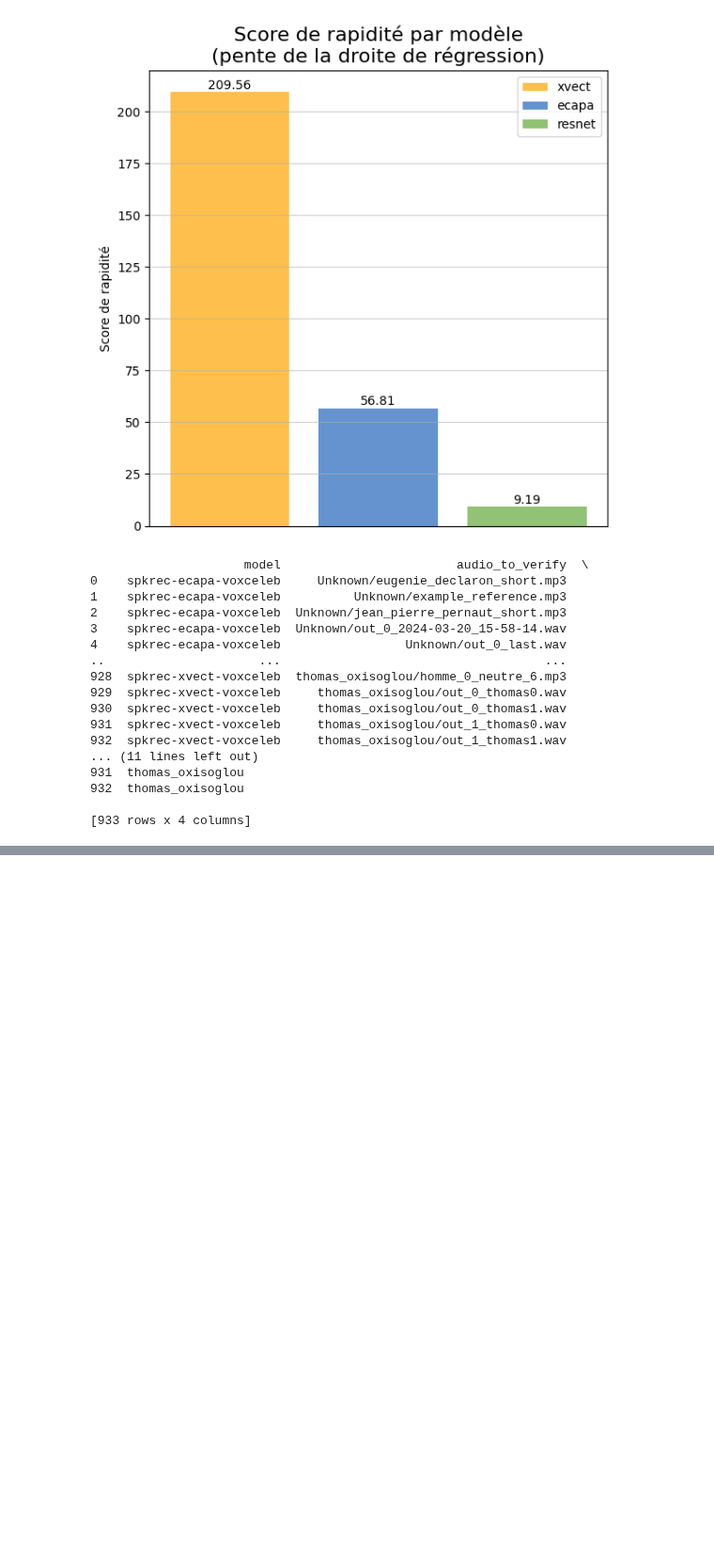
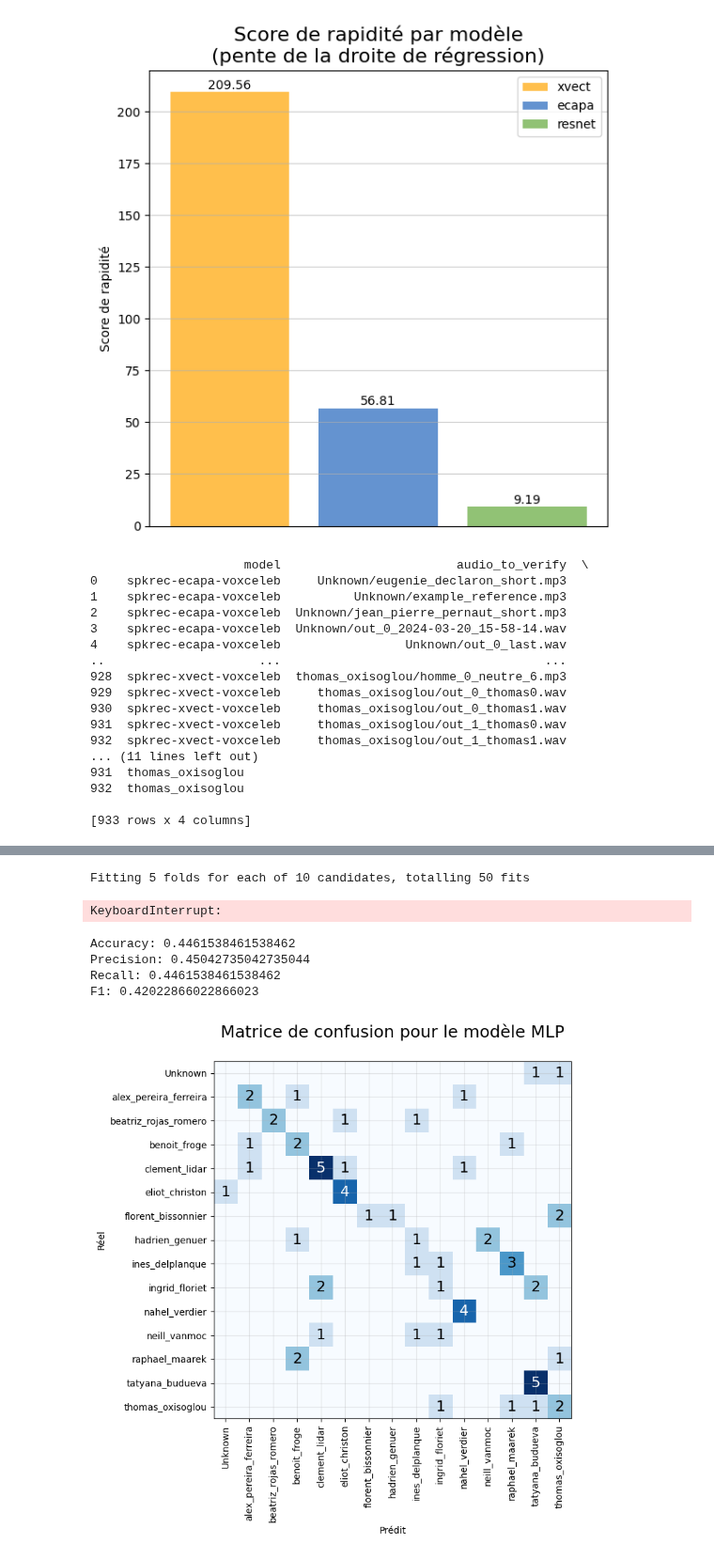
Before and after one commit to eliot-christon/robot-speech-to-speech, a Jupyter notebook: Tools/Evaluation/T1/eval.ipynb, the cells around one changed output, grey strips where cells are left out. Shown at 94% size. Drawn from its saved outputs; the diff is of its cells as text; code cells hidden in the pictures; blank space fills up the shorter version.

```diff
--- a/Tools/Evaluation/T1/eval.ipynb
+++ b/Tools/Evaluation/T1/eval.ipynb
@@ -491,0 +607,68 @@ plt.show()
+# %%
+# let's optimize the hyperparameters of the random forest doing a grid search
+
+from sklearn.model_selection import GridSearchCV, RandomizedSearchCV
+
+param_grid = {
+    'n_estimators': [100, 200, 300],
+    'max_depth': [10, 20, 30, 40, 50, 60, 70, 80, 90, 100, None],
+    'min_samples_split': [2, 5, 10],
+    'min_samples_leaf': [1, 2, 4],
+    'bootstrap': [True, False],
+    # 'criterion': ['gini', 'entropy'],
+}
+
+random_search = RandomizedSearchCV(estimator=RandomForestClassifier(random_state=42), param_distributions=param_grid, n_iter=10, cv=5, n_jobs=-1, verbose=1)
+random_search.fit(X_train, y_train)
+
+print(random_search.best_params_)
+
+
+grid_search = GridSearchCV(estimator=RandomForestClassifier(random_state=42), param_grid=param_grid, cv=5, n_jobs=-1, verbose=1)
+grid_search.fit(X_train, y_train)
+
+
+print(grid_search.best_params_)
+
+clf = grid_search.best_estimator_
+y_pred = clf.predict(X_test)
+
+accuracy = accuracy_score(y_test, y_pred)
+precision = precision_score(y_test, y_pred, average='weighted', zero_division=0)
+recall = recall_score(y_test, y_pred, average='weighted')
+f1 = f1_score(y_test, y_pred, average='weighted')
+
+confusion_matrix = get_confusion_matrix(y_test, y_pred, labels)
+
+plot_matrix(confusion_matrix, "RandomForest", labels, colormap=plt.cm.get_cmap('Blues'))
+# %% [output]
+Fitting 5 folds for each of 10 candidates, totalling 50 fits
+KeyboardInterrupt:
+# %%
+# other classifiers : SVM, KNN, MLP
+
+from sklearn.neural_network import MLPClassifier
+
+clf = MLPClassifier(random_state=42)
+clf.fit(X_train, y_train)
+y_pred = clf.predict(X_test)
+
+accuracy = accuracy_score(y_test, y_pred)
+precision = precision_score(y_test, y_pred, average='weighted', zero_division=0)
+recall = recall_score(y_test, y_pred, average='weighted')
+f1 = f1_score(y_test, y_pred, average='weighted')
+
+print(f"Accuracy: {accuracy}")
+print(f"Precision: {precision}")
+print(f"Recall: {recall}")
+print(f"F1: {f1}")
+
+confusion_matrix = get_confusion_matrix(y_test, y_pred, labels)
+
+plot_matrix(confusion_matrix, "MLP", labels, colormap=plt.cm.get_cmap('Blues'))
+# %% [output]
+Accuracy: 0.4461538461538462
+Precision: 0.45042735042735044
+Recall: 0.4461538461538462
+F1: 0.42022866022866023
+[figure, added]
```
Also changed, not shown: parts of 21 cells of this notebook, 6 other files.
